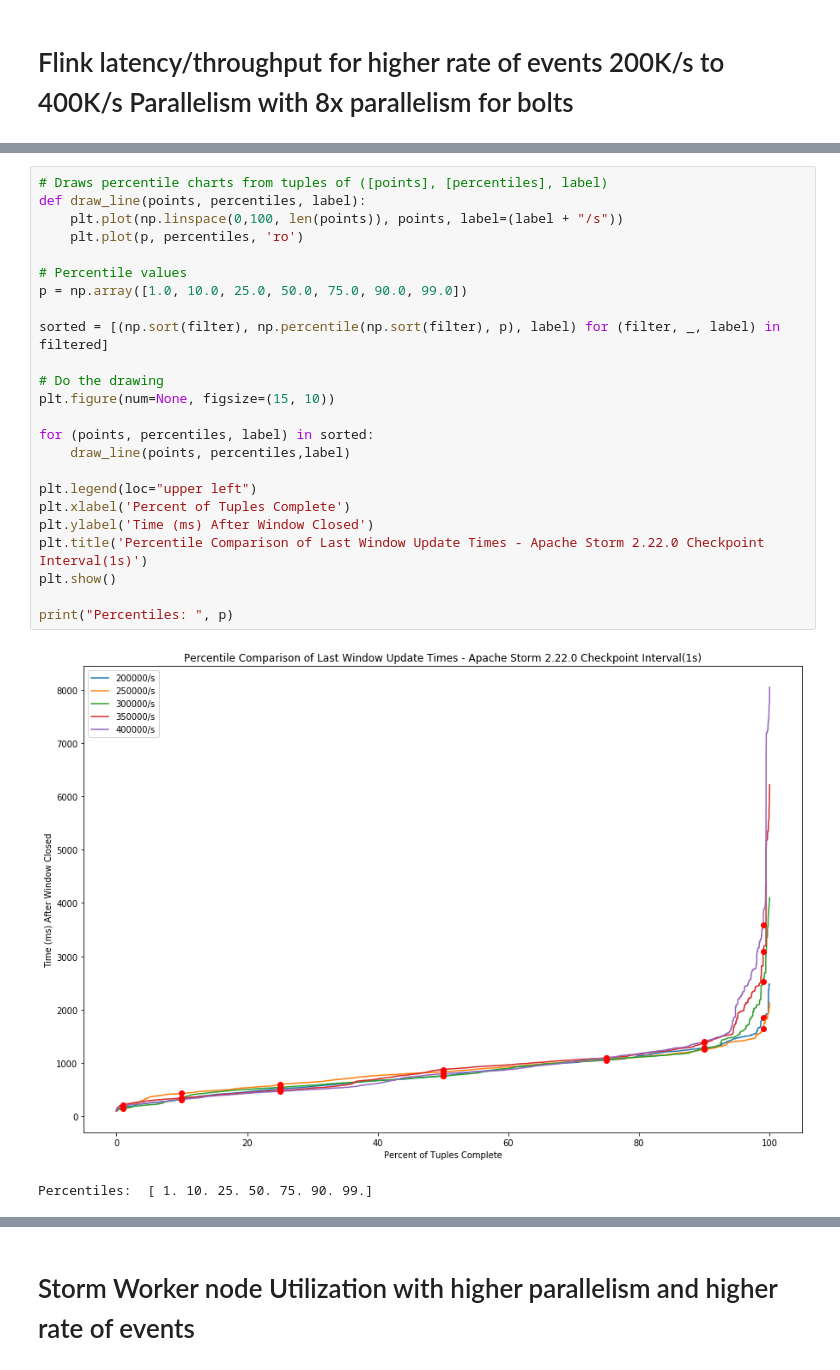
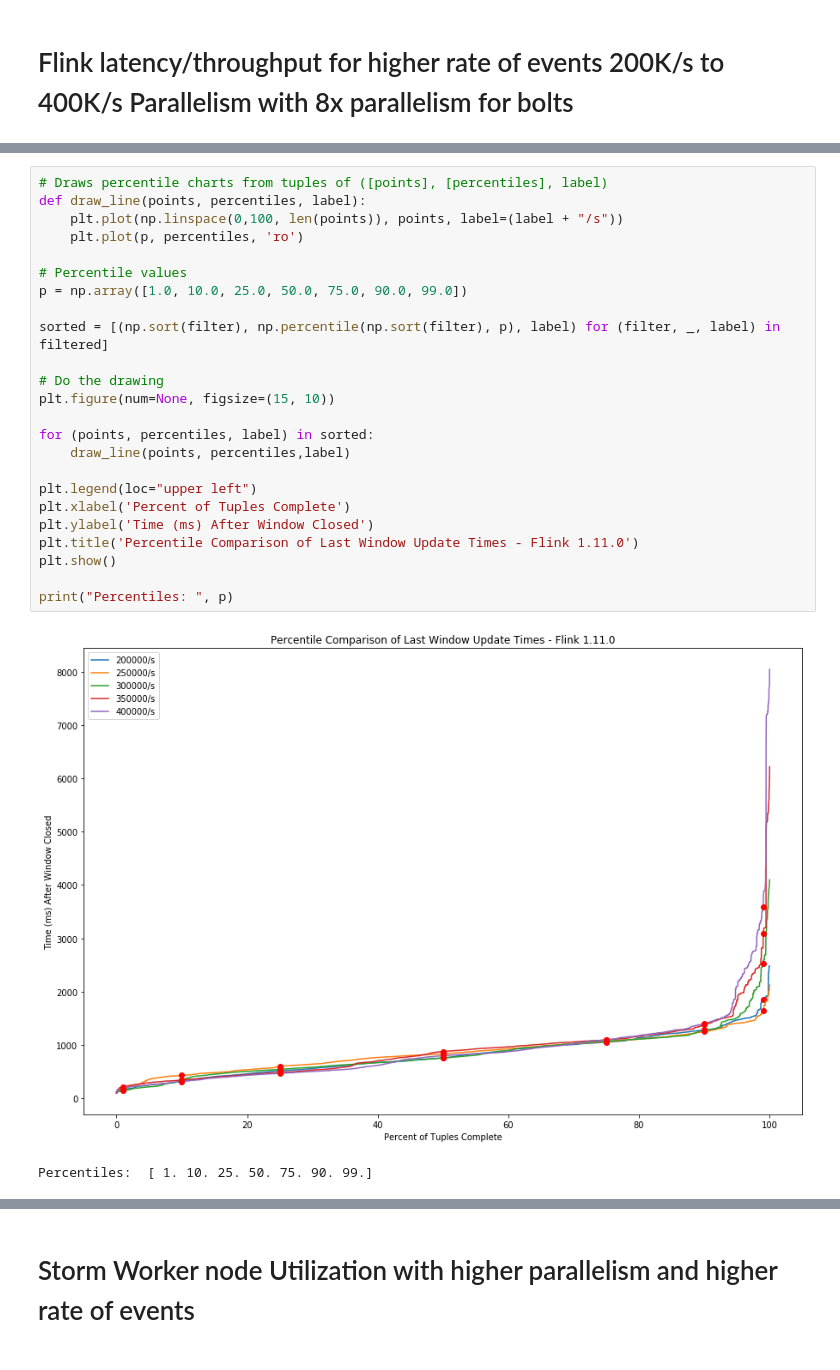
Before and after one commit to yahoo/streaming-benchmarks, a Jupyter notebook: pynotebooks/Benchmark_combined.ipynb, the cells around one changed output, grey strips where cells are left out. Saved outputs shown, nothing was run; the diff lists cells and outputs as text.

```diff
--- a/pynotebooks/Benchmark_combined.ipynb
+++ b/pynotebooks/Benchmark_combined.ipynb
@@ -1016,29 +1016,29 @@ plt.show()
 # %%
 # Draws percentile charts from tuples of ([points], [percentiles], label)
 def draw_line(points, percentiles, label):
     plt.plot(np.linspace(0,100, len(points)), points, label=(label + "/s"))
     plt.plot(p, percentiles, 'ro')
 
 # Percentile values
 p = np.array([1.0, 10.0, 25.0, 50.0, 75.0, 90.0, 99.0])
 
 sorted = [(np.sort(filter), np.percentile(np.sort(filter), p), label) for (filter, _, label) in filtered]
 
 # Do the drawing
 plt.figure(num=None, figsize=(15, 10))
 
 for (points, percentiles, label) in sorted:
     draw_line(points, percentiles,label)
 
 plt.legend(loc="upper left")
 plt.xlabel('Percent of Tuples Complete')
 plt.ylabel('Time (ms) After Window Closed')
-plt.title('Percentile Comparison of Last Window Update Times - Apache Storm 2.22.0 Checkpoint Interval(1s)')
+plt.title('Percentile Comparison of Last Window Update Times - Flink 1.11.0')
 plt.show()
 
 print("Percentiles: ", p)
 # %% [output]
-[figure, old version]
+[figure, new version]
 Percentiles:  [ 1. 10. 25. 50. 75. 90. 99.]
 # %%
 # Percentile values
```
Also changed, not shown: parts of 8 cells of this notebook.
